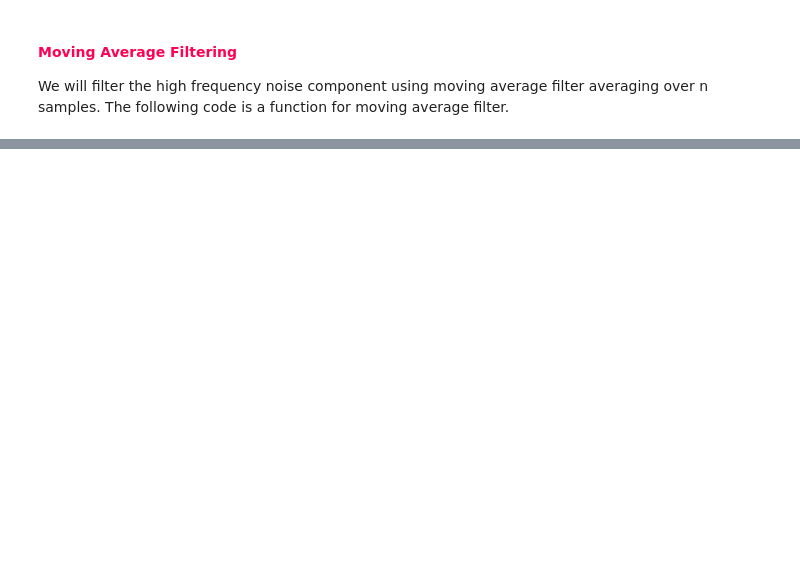
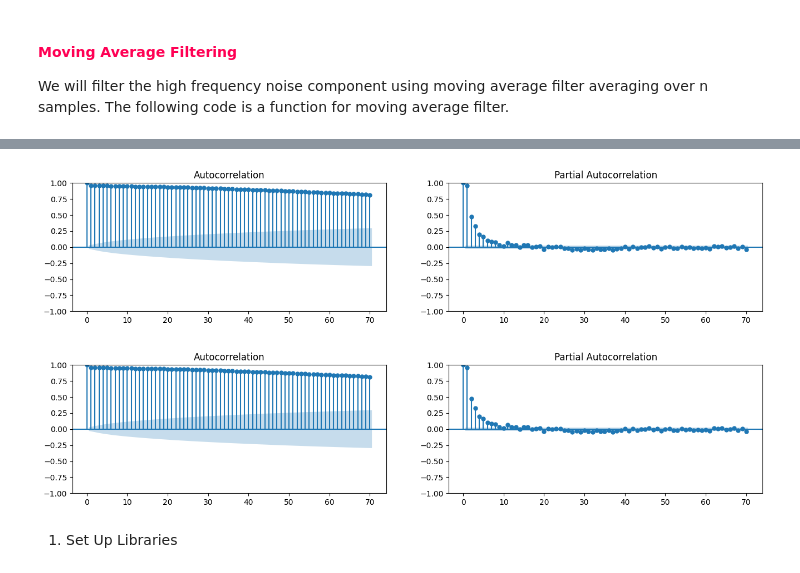
Before and after one commit to shreenandansonu/Signal-and-System-FNIRS-TSA, a Jupyter notebook: Modeling.ipynb, the cells around one changed output, grey strips where cells are left out. Cells and saved outputs as stored; diff of their text form; code cells hidden in the pictures; blank space fills up the shorter version.

```diff
--- a/Modeling.ipynb
+++ b/Modeling.ipynb
@@ -185,0 +154,13 @@ plt.show()
+# %%
+from statsmodels.tsa.stattools import acf, pacf
+from statsmodels.graphics.tsaplots import plot_acf, plot_pacf
+
+# Draw Plot
+fig, axes = plt.subplots(1,2,figsize=(16,3), dpi= 100)
+plot_acf(data, lags=max_lag, ax=axes[0])
+plot_pacf(data, lags=max_lag, ax=axes[1])
+# %% [output]
+[figure, added]
+[figure, added]
+# %% [markdown]
+1. Set Up Libraries
```
Also changed, not shown: parts of 28 cells of this notebook, 1 other file.
